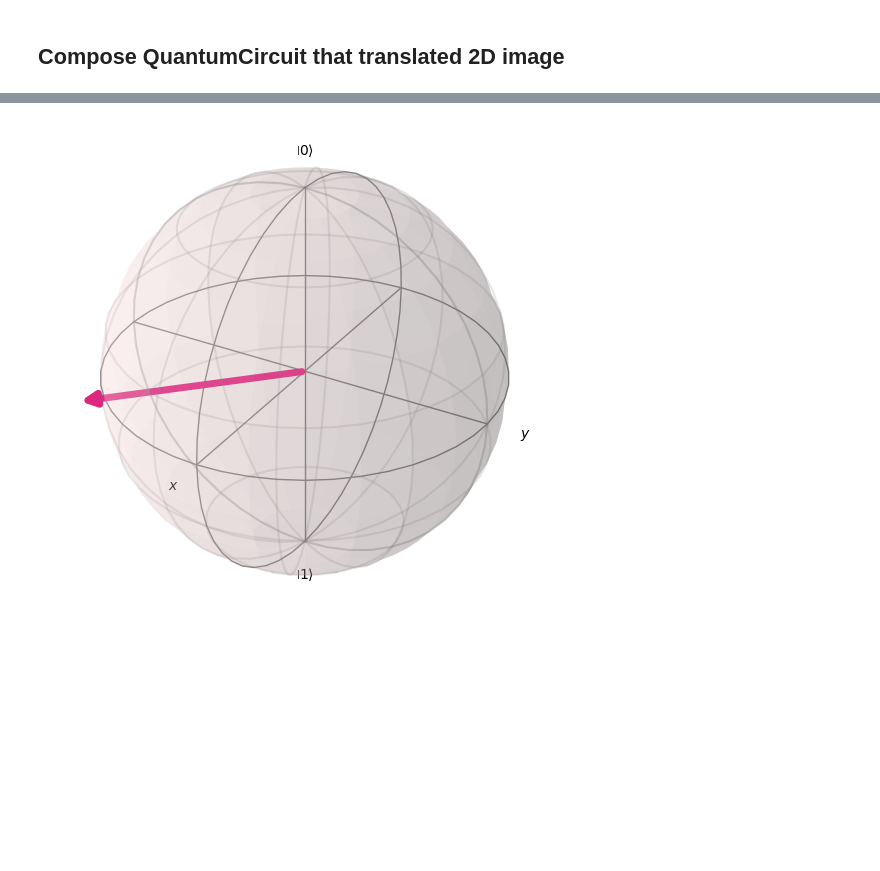
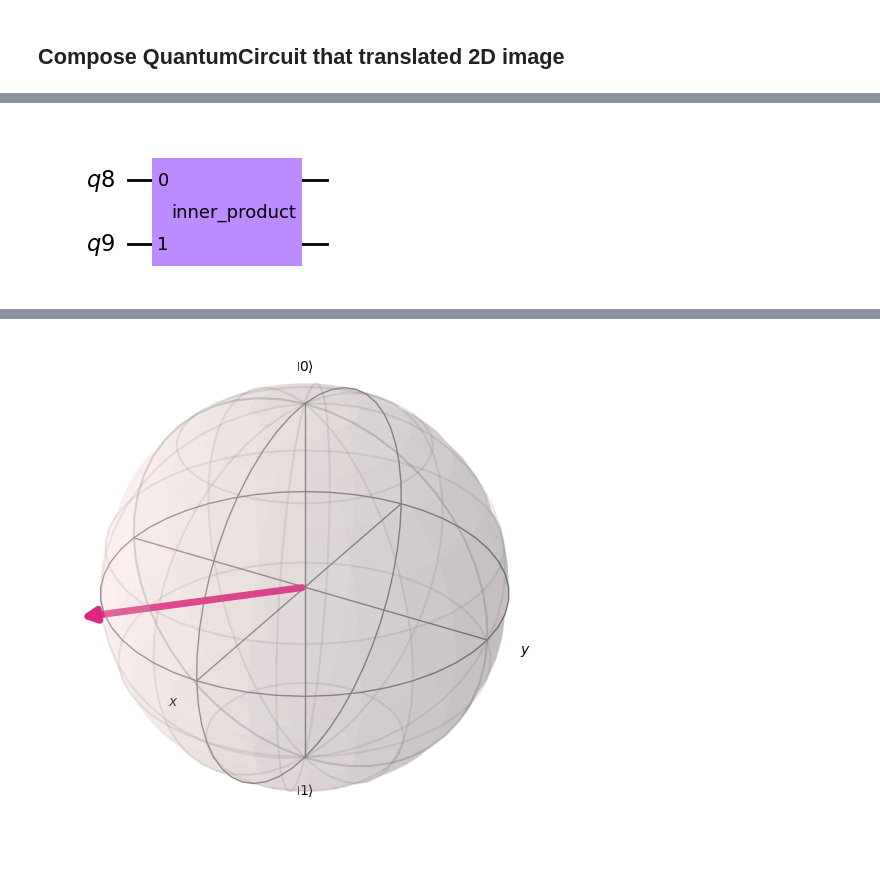
Before and after one commit to ksm999/Stereo, a Jupyter notebook: Quantum_Image_Processing.ipynb, the cells around one changed output, grey strips where cells are left out. Saved outputs shown, nothing was run; the diff lists cells and outputs as text; code cells hidden in the pictures; blank space fills up the shorter version.

Commit message:
QuantumCircuit  changes and Add time complexity

```diff
--- a/Quantum_Image_Processing.ipynb
+++ b/Quantum_Image_Processing.ipynb
@@ -539 +538,7 @@ theta =  0.5412118176069253
+# %%
+from qiskit.circuit.library import InnerProduct
+Inner = InnerProduct(1)
+Inner.draw('mpl')
+# %% [output]
+[figure, added]
 # %%
```
Also changed, not shown: parts of 10 cells of this notebook, 1 other file.
